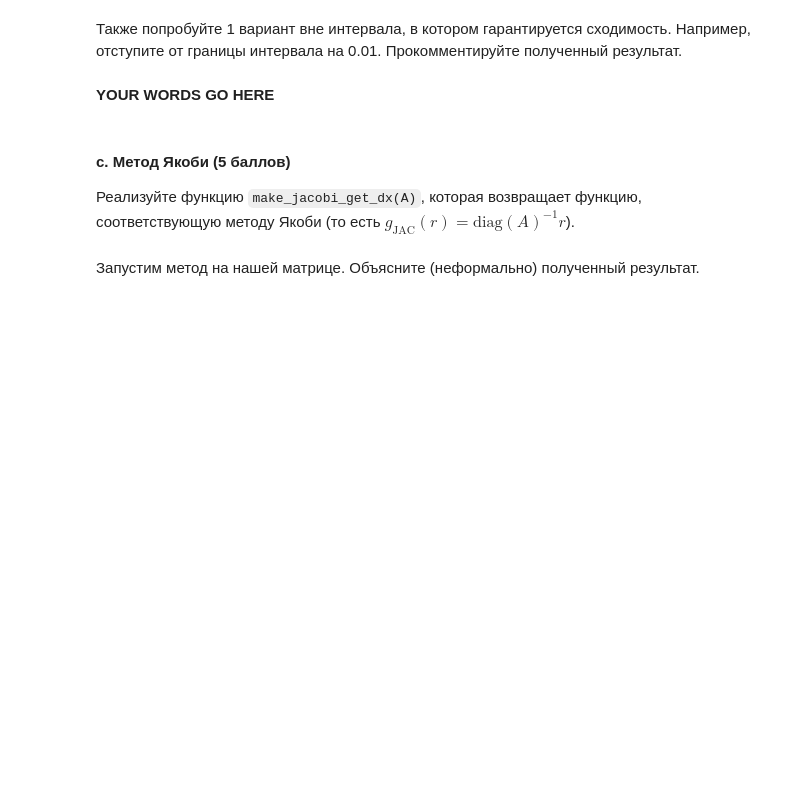
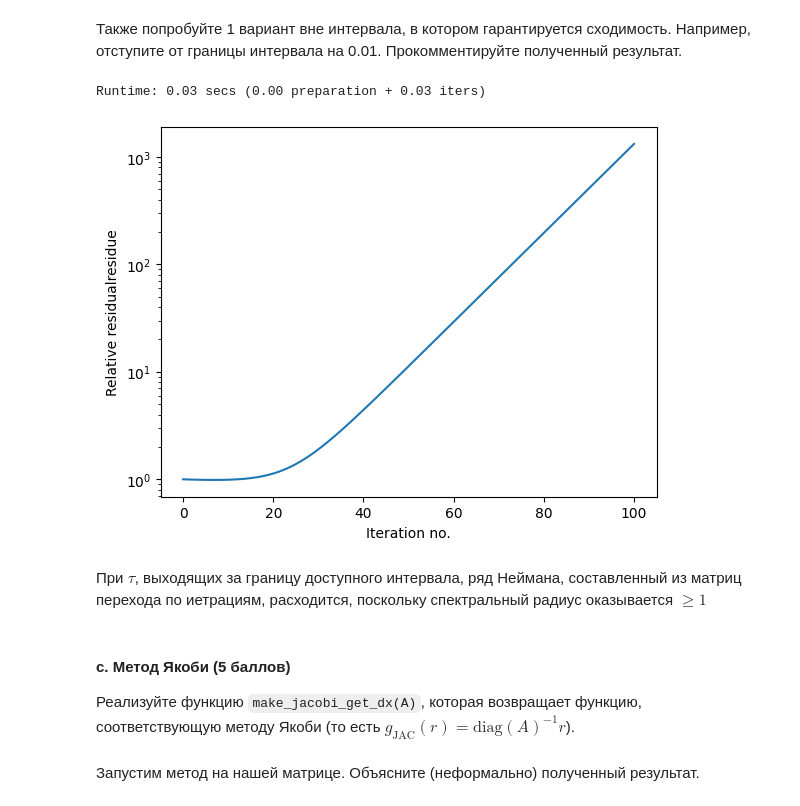
Before and after one commit to avo-milas/matrix_calculations_practice, a Jupyter notebook: hw4/hw4_practice_fmatcomp24.ipynb, the cells around one changed output. Cells and saved outputs as stored; diff of their text form; code cells hidden in the pictures; blank space fills up the shorter version.

```diff
--- a/hw4/hw4_practice_fmatcomp24.ipynb
+++ b/hw4/hw4_practice_fmatcomp24.ipynb
@@ -314,10 +424,13 @@ _ = plt.legend(lines, labels)
 # %% [markdown]
 Также попробуйте 1 вариант вне интервала, в котором гарантируется сходимость. Например, отступите от границы интервала на 0.01. Прокомментируйте полученный результат.
 # %%
-outsider_tau = # YOUR CODE GOES HERE
+outsider_tau = 2 / 10 + 0.01
 _ = run_solver(simple_iteration, A, b, lambda: make_richardson_get_dx(A, outsider_tau), max_iter=100)
+# %% [output]
+Runtime: 0.03 secs (0.00 preparation + 0.03 iters)
+[figure, added]
-# %% [markdown]
-**YOUR WORDS GO HERE**
+# %% [markdown]
+При $\tau$, выходящих за границу доступного интервала, ряд Неймана, составленный из матриц перехода по иетрациям, расходится, поскольку спектральный радиус оказывается $\ge 1$
 # %% [markdown]
 #### c. Метод Якоби (5 баллов)
 Реализуйте функцию `make_jacobi_get_dx(A)`, которая возвращает функцию, соответствующую методу Якоби (то есть $g_{\mathrm{JAC}}(r) = \mathrm{diag}(A)^{-1}r$).
```
Also changed, not shown: parts of 33 cells of this notebook.
